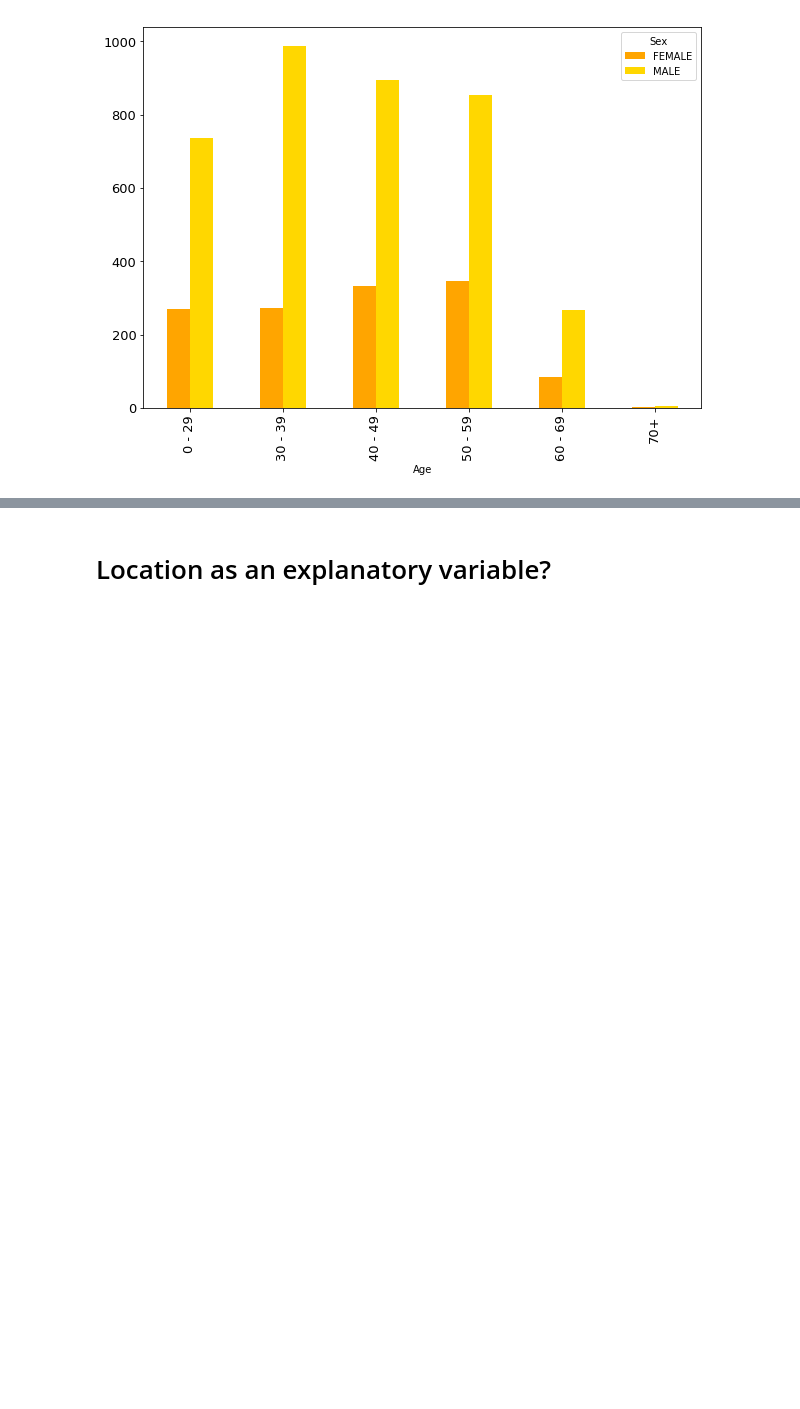
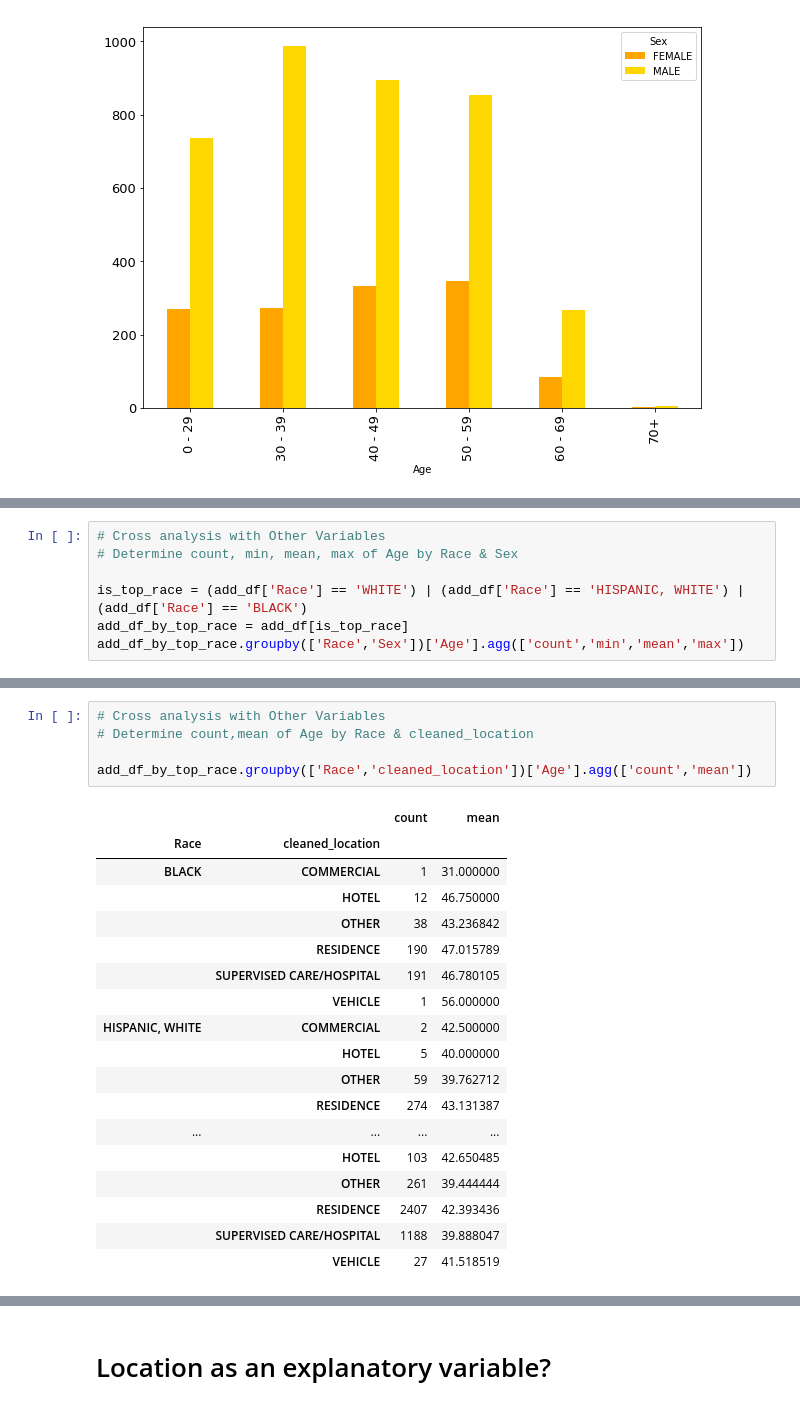
Before and after one commit to kalbond/data_science_term_project, a Jupyter notebook: notebooks/accidental_drug_related_deaths.ipynb, the cells around one changed output, grey strips where cells are left out. Saved outputs shown, nothing was run; the diff lists cells and outputs as text; blank space fills up the shorter version.

```diff
--- a/notebooks/accidental_drug_related_deaths.ipynb
+++ b/notebooks/accidental_drug_related_deaths.ipynb
@@ -505,0 +556,7 @@ sex_age.plot(kind='bar', figsize = (10,7), fontsize=13, color = ['orange', 'gold
+# %%
+# Cross analysis with Other Variables
+# Determine count, min, mean, max of Age by Race & Sex
+
+is_top_race = (add_df['Race'] == 'WHITE') | (add_df['Race'] == 'HISPANIC, WHITE') | (add_df['Race'] == 'BLACK')
+add_df_by_top_race = add_df[is_top_race]
+add_df_by_top_race.groupby(['Race','Sex'])['Age'].agg(['count','min','mean','max'])
@@ -505,0 +572,24 @@ sex_age.plot(kind='bar', figsize = (10,7), fontsize=13, color = ['orange', 'gold
+# %%
+# Cross analysis with Other Variables
+# Determine count,mean of Age by Race & cleaned_location
+
+add_df_by_top_race.groupby(['Race','cleaned_location'])['Age'].agg(['count','mean'])
+# %% [output]
+|  |  | count | mean |
+| Race | cleaned_location |  |  |
+| BLACK | COMMERCIAL | 1 | 31.000000 |
+|  | HOTEL | 12 | 46.750000 |
+|  | OTHER | 38 | 43.236842 |
+|  | RESIDENCE | 190 | 47.015789 |
+|  | SUPERVISED CARE/HOSPITAL | 191 | 46.780105 |
+|  | VEHICLE | 1 | 56.000000 |
+| HISPANIC, WHITE | COMMERCIAL | 2 | 42.500000 |
+|  | HOTEL | 5 | 40.000000 |
+|  | OTHER | 59 | 39.762712 |
+|  | RESIDENCE | 274 | 43.131387 |
+| ... | ... | ... | ... |
+|  | HOTEL | 103 | 42.650485 |
+|  | OTHER | 261 | 39.444444 |
+|  | RESIDENCE | 2407 | 42.393436 |
+|  | SUPERVISED CARE/HOSPITAL | 1188 | 39.888047 |
+|  | VEHICLE | 27 | 41.518519 |
```
Also changed, not shown: parts of 12 cells of this notebook.
